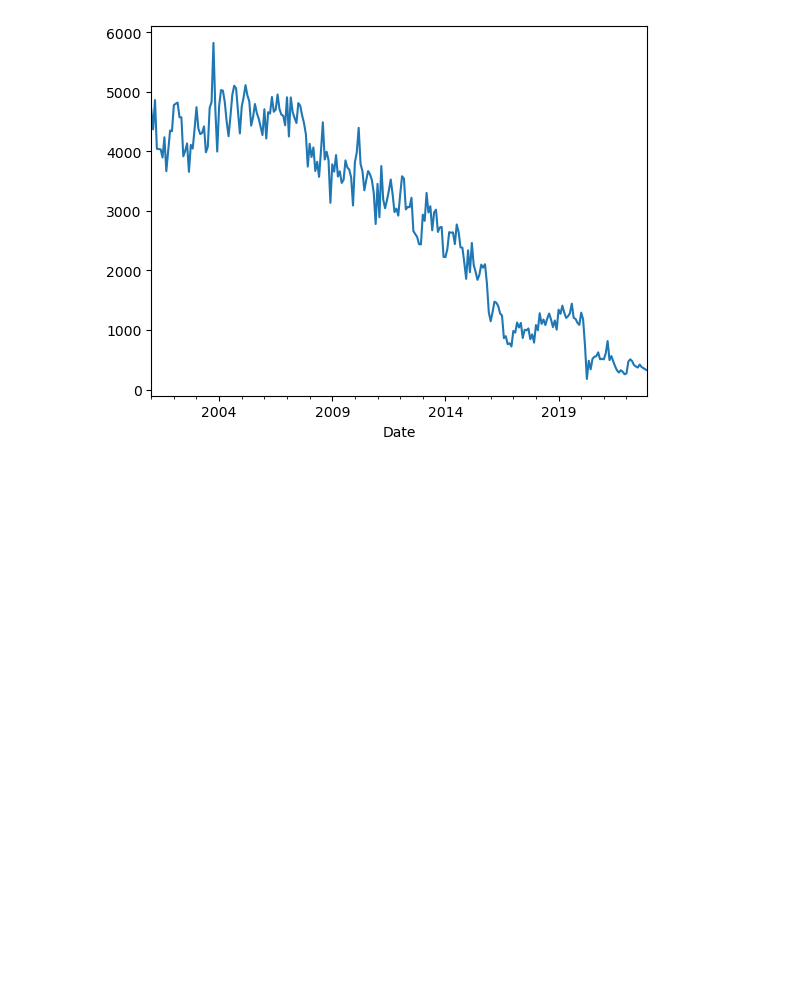
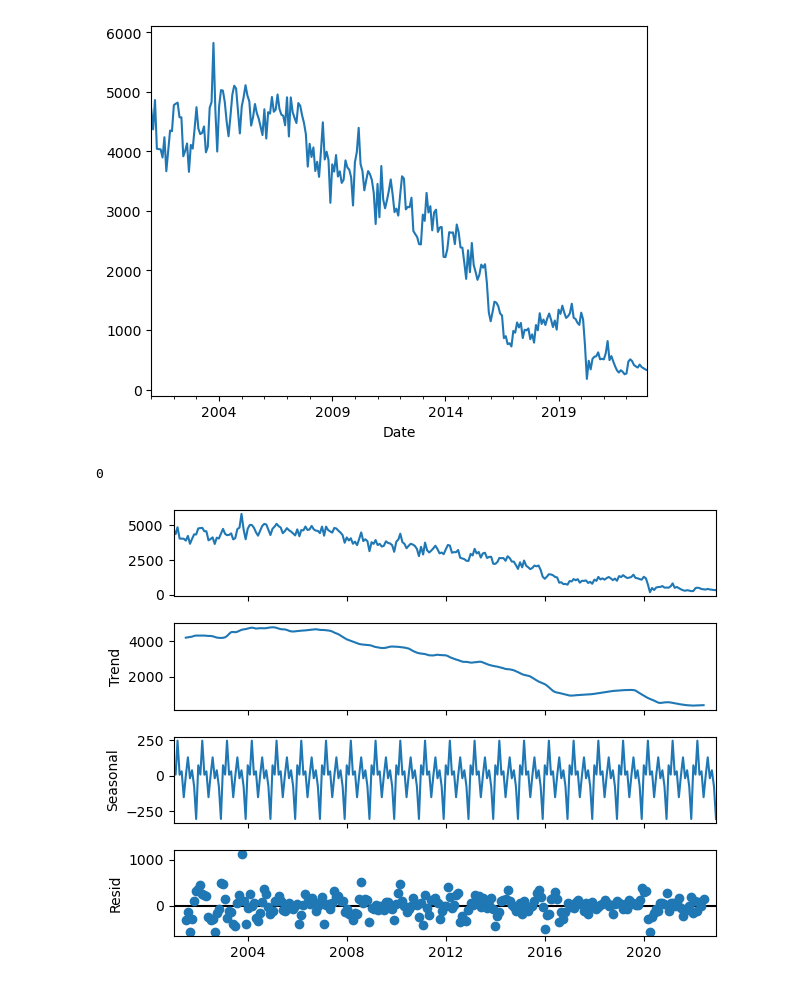
Before and after one commit to Mrammoss/Chicago-Data, a Jupyter notebook: Crime-Data-2.ipynb, the cells around one changed output. Saved outputs shown, nothing was run; the diff lists cells and outputs as text; code cells hidden in the pictures; blank space fills up the shorter version.

```diff
--- a/Crime-Data-2.ipynb
+++ b/Crime-Data-2.ipynb
@@ -243,3 +364,14 @@ Warnings:
 crime_sizes.loc['NARCOTICS'].plot();
 # %% [output]
 [figure]
+# %%
+df_narcs = df[df['Primary Type']== 'NARCOTICS']
+ts_narcs = df_narcs.resample('MS').size()
+ts_narcs.isnull().sum()
+# %% [output]
+0
+# %%
+decomp_narcs = tsa.seasonal_decompose(ts_narcs)
+decomp_narcs.plot();
+# %% [output]
+[figure, added]
```
Also changed, not shown: parts of 43 cells of this notebook.
